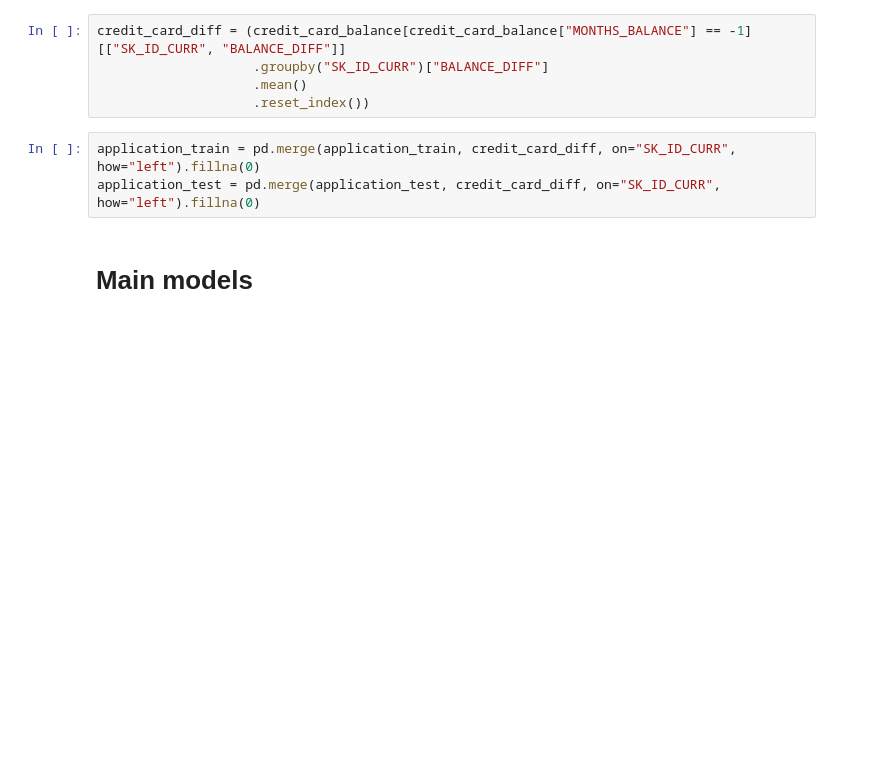
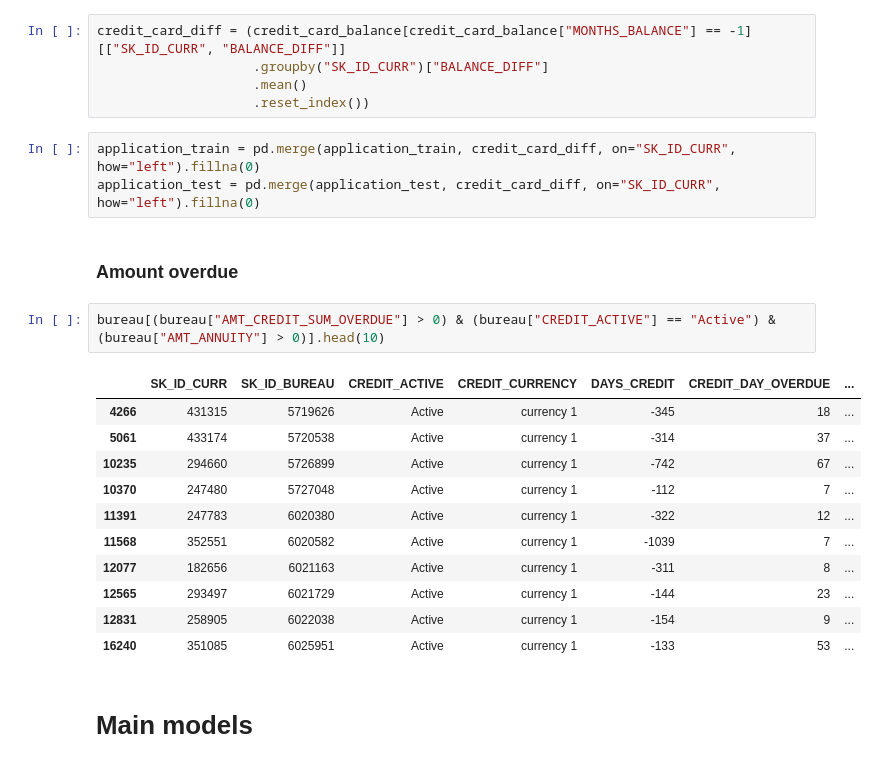
Before and after one commit to Gedas-LT/kaggle-home-credit, a Jupyter notebook: notebook.ipynb, the cells around one changed output. Drawn from its saved outputs; the diff is of its cells as text; blank space fills up the shorter version.

Commit message:
Ammount overdue

```diff
--- a/notebook.ipynb
+++ b/notebook.ipynb
@@ -625,6 +625,22 @@ credit_card_diff = (credit_card_balance[credit_card_balance["MONTHS_BALANCE"] ==
 # %%
 application_train = pd.merge(application_train, credit_card_diff, on="SK_ID_CURR", how="left").fillna(0)
 application_test = pd.merge(application_test, credit_card_diff, on="SK_ID_CURR", how="left").fillna(0)
+# %% [markdown]
+### Amount overdue
+# %%
+bureau[(bureau["AMT_CREDIT_SUM_OVERDUE"] > 0) & (bureau["CREDIT_ACTIVE"] == "Active") & (bureau["AMT_ANNUITY"] > 0)].head(10)
+# %% [output]
+|  | SK_ID_CURR | SK_ID_BUREAU | CREDIT_ACTIVE | CREDIT_CURRENCY | DAYS_CREDIT | CREDIT_DAY_OVERDUE | ... |
+| 4266 | 431315 | 5719626 | Active | currency 1 | -345 | 18 | ... |
+| 5061 | 433174 | 5720538 | Active | currency 1 | -314 | 37 | ... |
+| 10235 | 294660 | 5726899 | Active | currency 1 | -742 | 67 | ... |
+| 10370 | 247480 | 5727048 | Active | currency 1 | -112 | 7 | ... |
+| 11391 | 247783 | 6020380 | Active | currency 1 | -322 | 12 | ... |
+| 11568 | 352551 | 6020582 | Active | currency 1 | -1039 | 7 | ... |
+| 12077 | 182656 | 6021163 | Active | currency 1 | -311 | 8 | ... |
+| 12565 | 293497 | 6021729 | Active | currency 1 | -144 | 23 | ... |
+| 12831 | 258905 | 6022038 | Active | currency 1 | -154 | 9 | ... |
+| 16240 | 351085 | 6025951 | Active | currency 1 | -133 | 53 | ... |
 # %% [markdown]
 # Main models
 # %%
```
